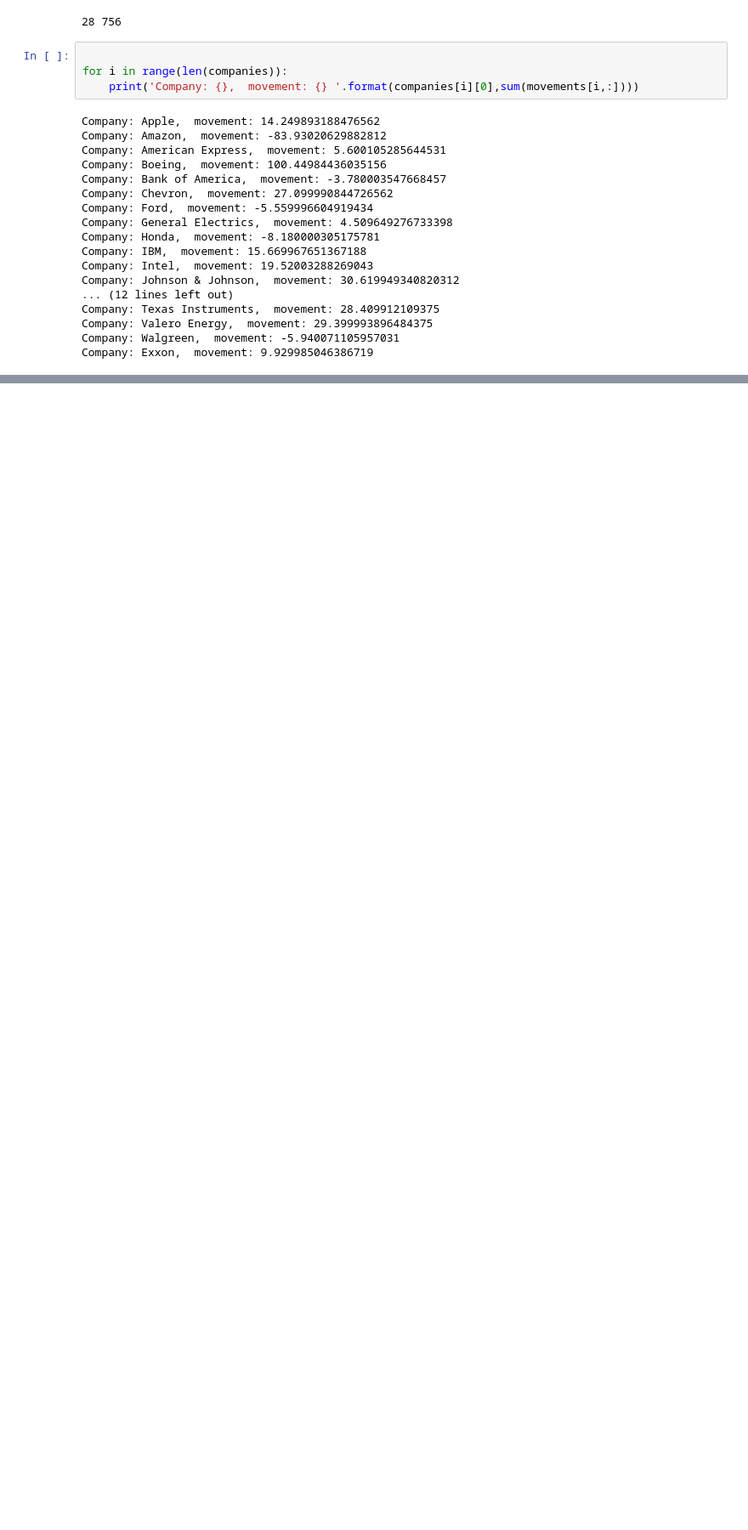
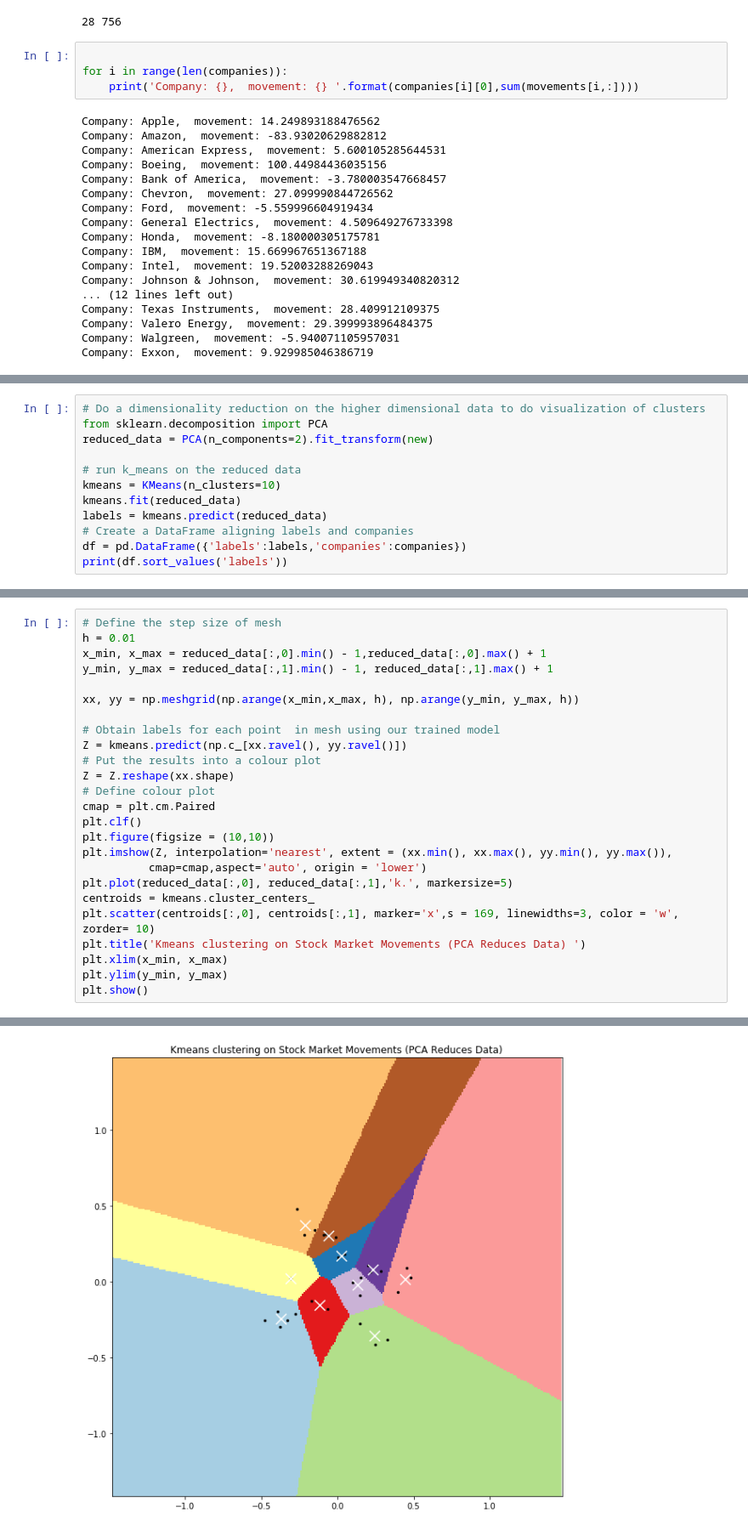
Before and after one commit to alias-pyking/machine-learning, a Jupyter notebook: Stock_market_clustering/stock_marktet_clustering.ipynb, the cells around one changed output, grey strips where cells are left out. Shown at 85% size. Cells and saved outputs as stored; diff of their text form; blank space fills up the shorter version.

```diff
--- a/Stock_market_clustering/stock_marktet_clustering.ipynb
+++ b/Stock_market_clustering/stock_marktet_clustering.ipynb
@@ -158,0 +256,12 @@ Company: Exxon,  movement: 9.929985046386719
+# %%
+# Do a dimensionality reduction on the higher dimensional data to do visualization of clusters
+from sklearn.decomposition import PCA
+reduced_data = PCA(n_components=2).fit_transform(new)
+
+# run k_means on the reduced data
+kmeans = KMeans(n_clusters=10)
+kmeans.fit(reduced_data)
+labels = kmeans.predict(reduced_data)
+# Create a DataFrame aligning labels and companies
+df = pd.DataFrame({'labels':labels,'companies':companies})
+print(df.sort_values('labels'))
@@ -158,0 +286,26 @@ Company: Exxon,  movement: 9.929985046386719
+# %%
+# Define the step size of mesh
+h = 0.01
+x_min, x_max = reduced_data[:,0].min() - 1,reduced_data[:,0].max() + 1
+y_min, y_max = reduced_data[:,1].min() - 1, reduced_data[:,1].max() + 1
+
+xx, yy = np.meshgrid(np.arange(x_min,x_max, h), np.arange(y_min, y_max, h))
+
+# Obtain labels for each point  in mesh using our trained model
+Z = kmeans.predict(np.c_[xx.ravel(), yy.ravel()])
+# Put the results into a colour plot
+Z = Z.reshape(xx.shape)
+# Define colour plot
+cmap = plt.cm.Paired
+plt.clf()
+plt.figure(figsize = (10,10))
+plt.imshow(Z, interpolation='nearest', extent = (xx.min(), xx.max(), yy.min(), yy.max()),
+          cmap=cmap,aspect='auto', origin = 'lower')
+plt.plot(reduced_data[:,0], reduced_data[:,1],'k.', markersize=5)
+centroids = kmeans.cluster_centers_
+plt.scatter(centroids[:,0], centroids[:,1], marker='x',s = 169, linewidths=3, color = 'w', zorder= 10)
+plt.title('Kmeans clustering on Stock Market Movements (PCA Reduces Data) ')
+plt.xlim(x_min, x_max)
+plt.ylim(y_min, y_max)
+plt.show()
+# %% [output]
@@ -158,0 +313 @@ Company: Exxon,  movement: 9.929985046386719
+[figure, added]
```
Also changed, not shown: parts of 12 cells of this notebook.
